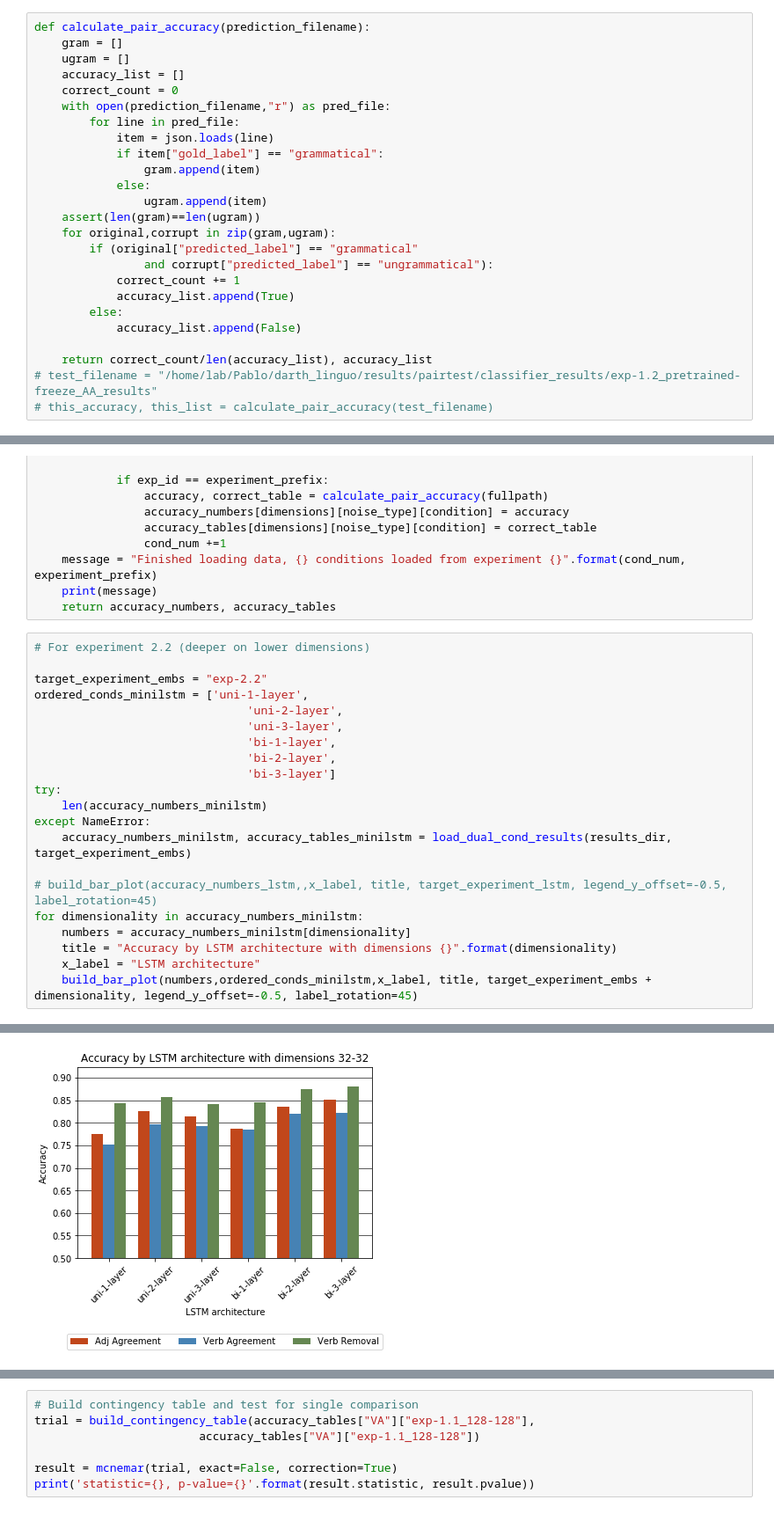
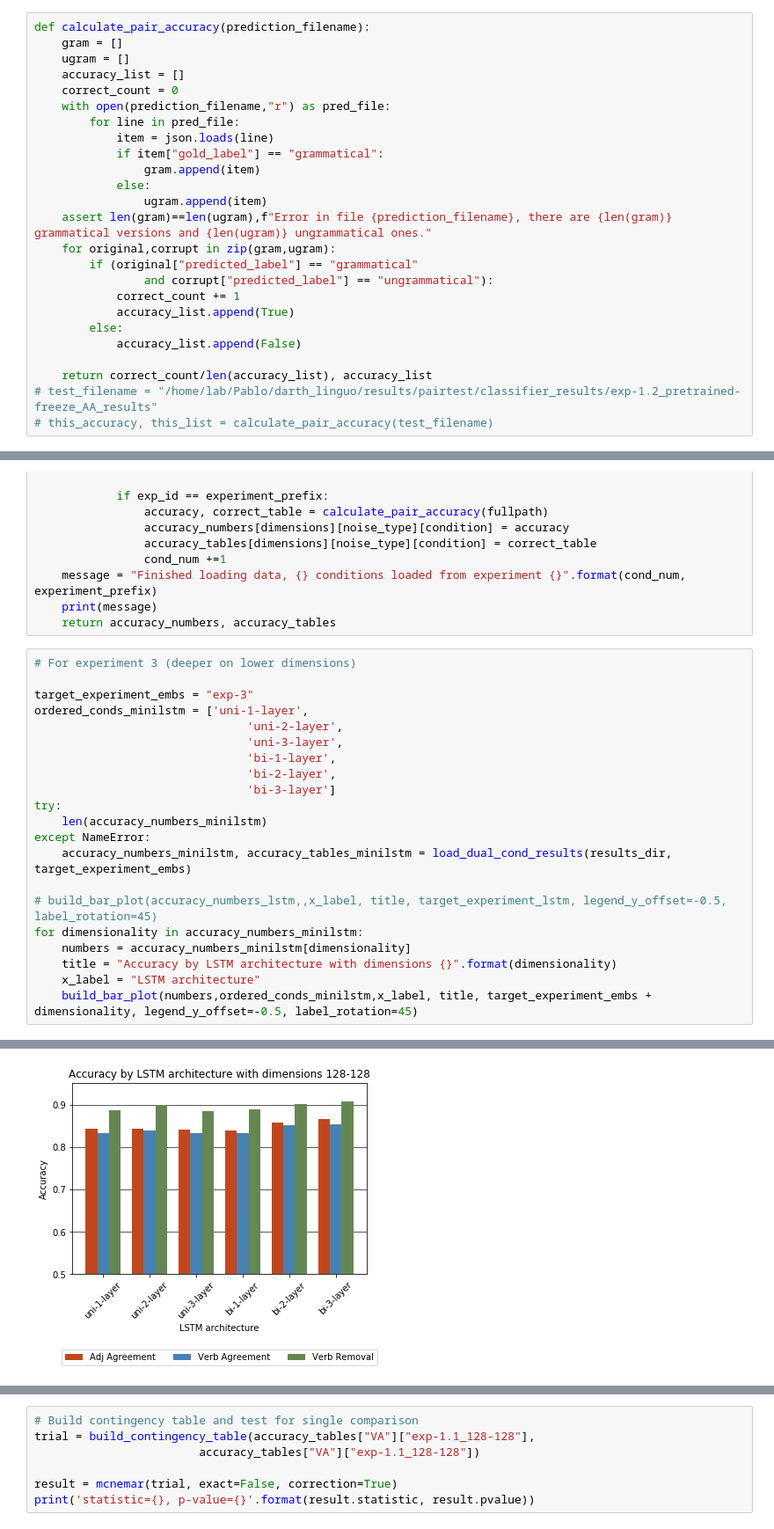
Before and after one commit to LinguoMalkavian/darth_linguo, a Jupyter notebook: python/paired_eval.ipynb, the cells around one changed output, grey strips where cells are left out. Shown at 88% size. Drawn from its saved outputs; the diff is of its cells as text.

Commit message:
New make config for reduced dimensionality d vs w

```diff
--- a/python/paired_eval.ipynb
+++ b/python/paired_eval.ipynb
@@ -73,7 +102,7 @@ def calculate_pair_accuracy(prediction_filename):
                 gram.append(item)
             else:
                 ugram.append(item)
-    assert(len(gram)==len(ugram))
+    assert len(gram)==len(ugram),f"Error in file {prediction_filename}, there are {len(gram)} grammatical versions and {len(ugram)} ungrammatical ones."
     for original,corrupt in zip(gram,ugram):
         if (original["predicted_label"] == "grammatical"
                 and corrupt["predicted_label"] == "ungrammatical"):
@@ -543,9 +502,9 @@ def load_dual_cond_results(target_folder, experiment_prefix):
     print(message)
     return accuracy_numbers, accuracy_tables
 # %%
-# For experiment 2.2 (deeper on lower dimensions)
+# For experiment 3 (deeper on lower dimensions)
 
-target_experiment_embs = "exp-2.2"
+target_experiment_embs = "exp-3"
 ordered_conds_minilstm = ['uni-1-layer',
                                'uni-2-layer',
                                'uni-3-layer',
@@ -572 +532 @@ Plot saved to:/Users/pablo/Dropbox/Universidad/Thesis/Dissertation/Results/figur
-[figure, old version]
+[figure, new version]
```
Also changed, not shown: parts of 16 cells of this notebook, 4 other files.
